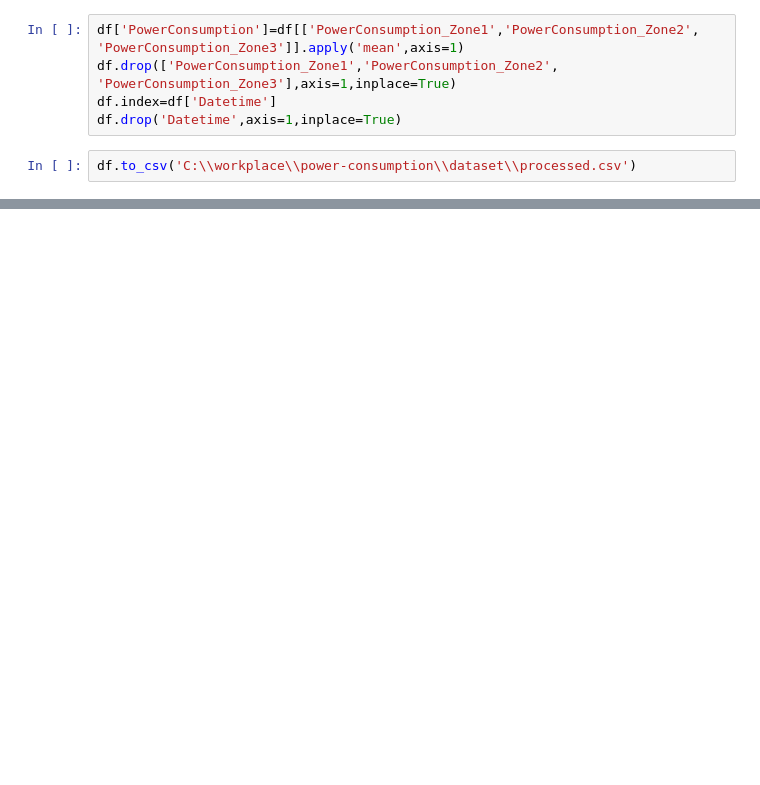
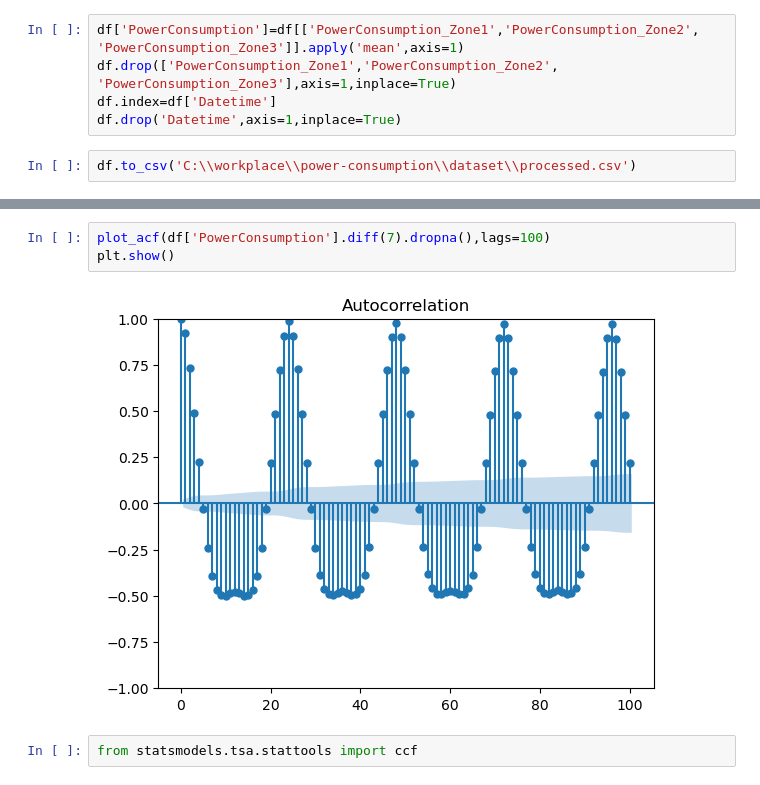
Before and after one commit to spirnia/power-consumption, a Jupyter notebook: notebooks/priliminary_ananlysis_and_based_model.ipynb, the cells around one changed output, grey strips where cells are left out. Cells and saved outputs as stored; diff of their text form; blank space fills up the shorter version.

```diff
--- a/notebooks/priliminary_ananlysis_and_based_model.ipynb
+++ b/notebooks/priliminary_ananlysis_and_based_model.ipynb
@@ -27,0 +46,7 @@ df.to_csv('C:\\workplace\\power-consumption\\dataset\\processed.csv')
+# %%
+plot_acf(df['PowerConsumption'].diff(7).dropna(),lags=100)
+plt.show()
+# %% [output]
+[figure, added]
+# %%
+from statsmodels.tsa.stattools import ccf
```
Also changed, not shown: parts of 7 cells of this notebook.
